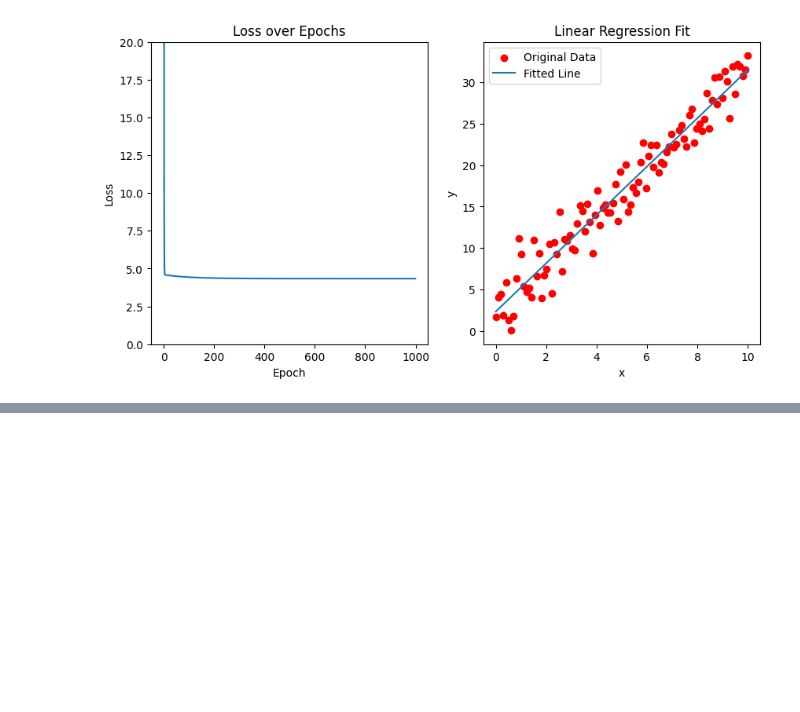
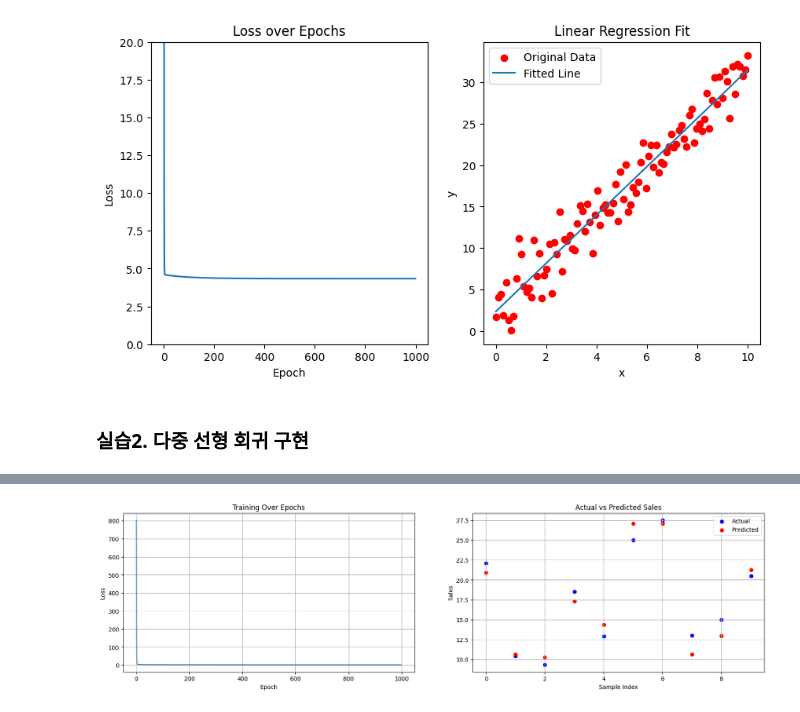
Before and after one commit to wonjae11/AI_TEST, a Jupyter notebook: 04_autograd.ipynb, the cells around one changed output, grey strips where cells are left out. Cells and saved outputs as stored; diff of their text form; code cells hidden in the pictures; blank space fills up the shorter version.

```diff
--- a/04_autograd.ipynb
+++ b/04_autograd.ipynb
@@ -165,3 +165,82 @@ Epoch [900/1000], Loss: 4.3398
 Epoch [950/1000], Loss: 4.3397
 Epoch [1000/1000], Loss: 4.3397
 [figure]
+# %% [markdown]
+### 실습2. 다중 선형 회귀 구현
+# %%
+import torch
+import torch.nn as nn
+import torch.optim as optim
+import matplotlib.pyplot as plt
+
+# 실습1. 입출력 데이터
+x = torch.tensor([[50.0, 25.0, 30.0],
+                [10.0, 20.0, 25.0],
+                [5.0, 22.0, 30.0],
+                [30.0, 26.0, 28.0],
+                [40.0, 15.0, 28.0],
+                [60.0, 35.0, 40.0],
+                [70.0, 30.0, 35.0],
+                [20.0, 15.0, 20.0],
+                [25.0, 18.0, 22.0],
+                [45.0, 28.0, 30.0]], dtype=torch.float32)
+
+y = torch.tensor([[22.1], [10.4], [9.3], [18.5], [12.9],
+                [25.0], [27.5], [13.0], [15.0], [20.5]], dtype=torch.float32)
+
+# 2. 모델 정의
+class MultiLinearRegression(nn.Module):
+  def __init__(self):
+    super(MultiLinearRegression, self).__init__()
+    self.linear = nn.Linear(3, 1)
+
+  def forward(self, x):
+    return self.linear(x)
+
+model = MultiLinearRegression()
+
+# 3. 손실함수 설정과 가중치 업데이트
+loss_function = nn.MSELoss()
+optimizer = optim.SGD(model.parameters(), lr=0.0001)
+epochs = 1000
+losses = []
+
+# 4. 결과 분석
+for epoch in range(epochs):
+  optimizer.zero_grad()
+  outputs = model(x)
+  loss = loss_function(outputs, y)
+  loss.backward()
+  optimizer.step()
+
+  losses.append(loss.item())
+
+  if (epoch + 1) % 100 == 0:
+    print(f'Epoch [{epoch + 1}/{epochs}], Loss: {loss.item():.4f}')
+
+weights = model.linear.weight.data
+bias = model.linear.bias.data
+print("학습된 모델의 파라미터:")
+print(f"Weights: {weights}")
+print(f"Bias: {bias}")
+
+# 5. 시각화
+plt.figure(figsize=(20, 5))
+plt.subplot(1,2,1)
+plt.plot(losses, label='Loss')
+plt.title('Training Over Epochs')
+plt.xlabel('Epoch')
+plt.ylabel('Loss')
+plt.grid()
+# plt.ylim(0, 60)
+
+plt.subplot(1, 2, 2)
+plt.scatter(range(len(y)), y.numpy(), color='blue', label='Actual')
+plt.scatter(range(len(y)), model(x).detach().numpy(), color='red', label='Predicted')
+plt.title('Actual vs Predicted Sales')
+plt.xlabel('Sample Index')
+plt.ylabel('Sales')
+plt.legend()
+plt.grid()
+plt.show()
+# %% [output]
@@ -167,0 +260 @@ Epoch [1000/1000], Loss: 4.3397
+[figure, added]
```
Also changed, not shown: parts of 9 cells of this notebook.
